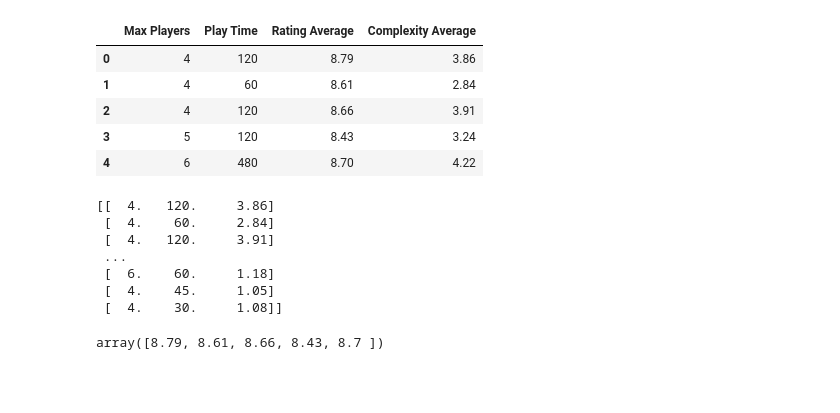
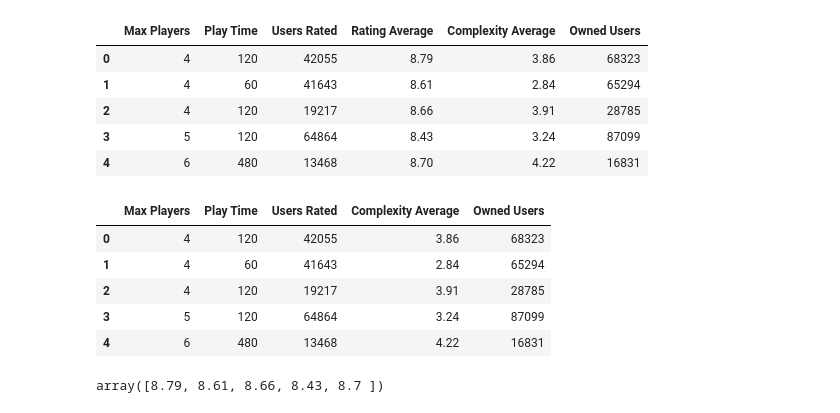
Before and after one commit to aleena-le-mt/Laureena, a Jupyter notebook: mlr_predict_average_rating_with_db.ipynb, the cells around one changed output. Cells and saved outputs as stored; diff of their text form; code cells hidden in the pictures; blank space fills up the shorter version.

Commit message:
add database with working multiple linear regression models

```diff
--- a/mlr_after_1800.ipynb
+++ b/mlr_predict_average_rating_with_db.ipynb
@@ -42,0 +16,7 @@ game_df.drop(game_df[game_df['Year Published'] < 1800].index, inplace = True)
+# %%
+# create the database engine to connect to the SQL database
+db_string = f"postgresql://postgres:{db_password}@127.0.0.1:5432/BoardGames"
+engine = create_engine(db_string)
+# %%
+games_df = pd.read_sql_table("games", con=engine)
+games_df.head()
@@ -42,0 +49,6 @@ game_df.drop(game_df[game_df['Year Published'] < 1800].index, inplace = True)
+# %%
+# Change data types of Complexity object to Float64
+games_df["Complexity Average"] = games_df["Complexity Average"].astype(float)
+# Change data types of Complexity object to Float64
+games_df["Rating Average"] = games_df["Rating Average"].astype(float)
+games_df.dtypes
@@ -42,0 +71,11 @@ game_df.drop(game_df[game_df['Year Published'] < 1800].index, inplace = True)
+# %%
+# Games pusblished before 1800 removed.
+games_df[games_df['Year Published'] < 1800].index
+games_df.drop(games_df[games_df['Year Published'] < 1800].index, inplace = True)
+# Games with Max Players of 0 removed.
+games_df[games_df['Max Players'] == 0].index
+games_df.drop(games_df[games_df['Max Players'] == 0].index, inplace = True)
+# Games with Play Time of 0 removed.
+games_df[games_df['Play Time'] == 0].index
+games_df.drop(games_df[games_df['Play Time'] == 0].index, inplace = True)
+games_df.describe()
@@ -43,29 +92,25 @@ game_df.drop(game_df[game_df['Year Published'] < 1800].index, inplace = True)
 # %%
-# X Features of Max players, play time and complexity only
-gameX_df = game_df.drop(['ID','Name', 'Year Published', 'Min Players', 'Min Age', 'Users Rated',
-                         'BGG Rank', 'Owned Users', 'Domains'], axis = 1)
-gameX_df.head()
+# Remove categorical X features
+gamesX_df = games_df.drop(['index','ID','Name','Year Published', 'Min Players', 'Min Age', 'BGG Rank', 'Domains'], axis = 1)
+gamesX_df.head()
 # %% [output]
-|  | Max Players | Play Time | Rating Average | Complexity Average |
-| 0 | 4 | 120 | 8.79 | 3.86 |
-| 1 | 4 | 60 | 8.61 | 2.84 |
-| 2 | 4 | 120 | 8.66 | 3.91 |
-| 3 | 5 | 120 | 8.43 | 3.24 |
-| 4 | 6 | 480 | 8.70 | 4.22 |
+|  | Max Players | Play Time | Users Rated | Rating Average | Complexity Average | Owned Users |
+| 0 | 4 | 120 | 42055 | 8.79 | 3.86 | 68323 |
+| 1 | 4 | 60 | 41643 | 8.61 | 2.84 | 65294 |
+| 2 | 4 | 120 | 19217 | 8.66 | 3.91 | 28785 |
+| 3 | 5 | 120 | 64864 | 8.43 | 3.24 | 87099 |
+| 4 | 6 | 480 | 13468 | 8.70 | 4.22 | 16831 |
 # %%
-# Define the feature set
-X = gameX_df.copy()
-X = X.drop("Rating Average", axis =1).values
-
-
-print(X)
+# Define the feature X set using "Max players", "Play Time", "Users Rated", "Rating Average", "Complexity", "Owner Users"
+X = gamesX_df.copy()
+X = X.drop("Rating Average", axis =1)
+X.head()
 # %% [output]
-[[  4.   120.     3.86]
- [  4.    60.     2.84]
- [  4.   120.     3.91]
- ...
- [  6.    60.     1.18]
- [  4.    45.     1.05]
- [  4.    30.     1.08]]
+|  | Max Players | Play Time | Users Rated | Complexity Average | Owned Users |
+| 0 | 4 | 120 | 42055 | 3.86 | 68323 |
+| 1 | 4 | 60 | 41643 | 2.84 | 65294 |
+| 2 | 4 | 120 | 19217 | 3.91 | 28785 |
+| 3 | 5 | 120 | 64864 | 3.24 | 87099 |
+| 4 | 6 | 480 | 13468 | 4.22 | 16831 |
 # %%
 # Define the target set
```
Also changed, not shown: parts of 15 cells of this notebook, 12 other files.
